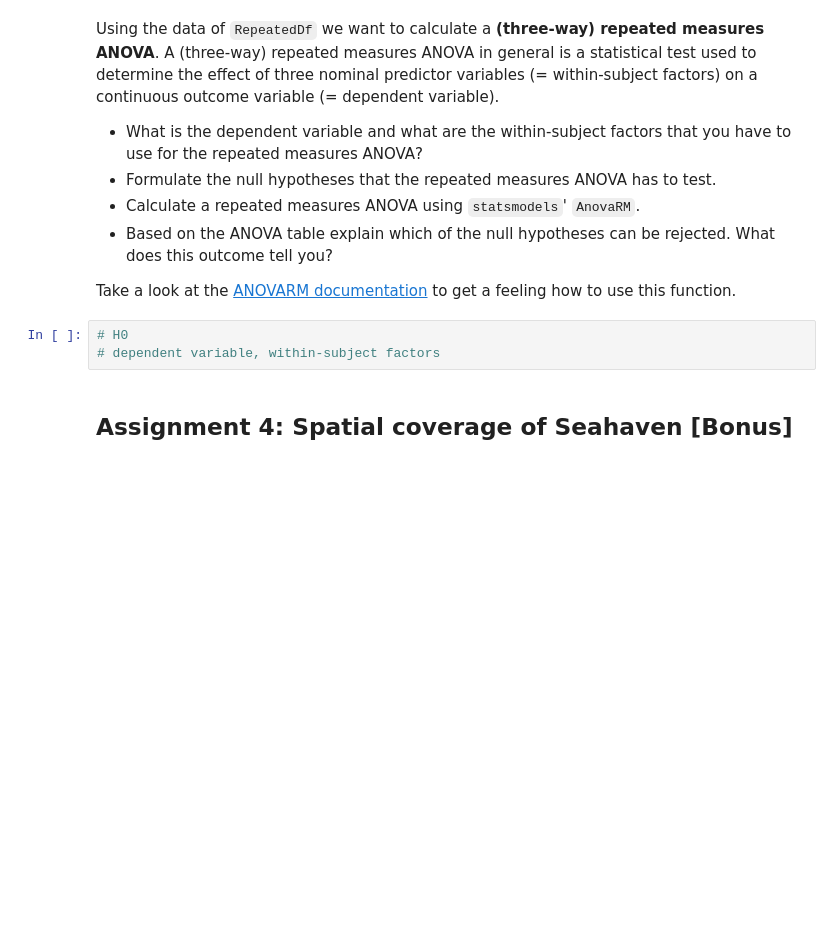
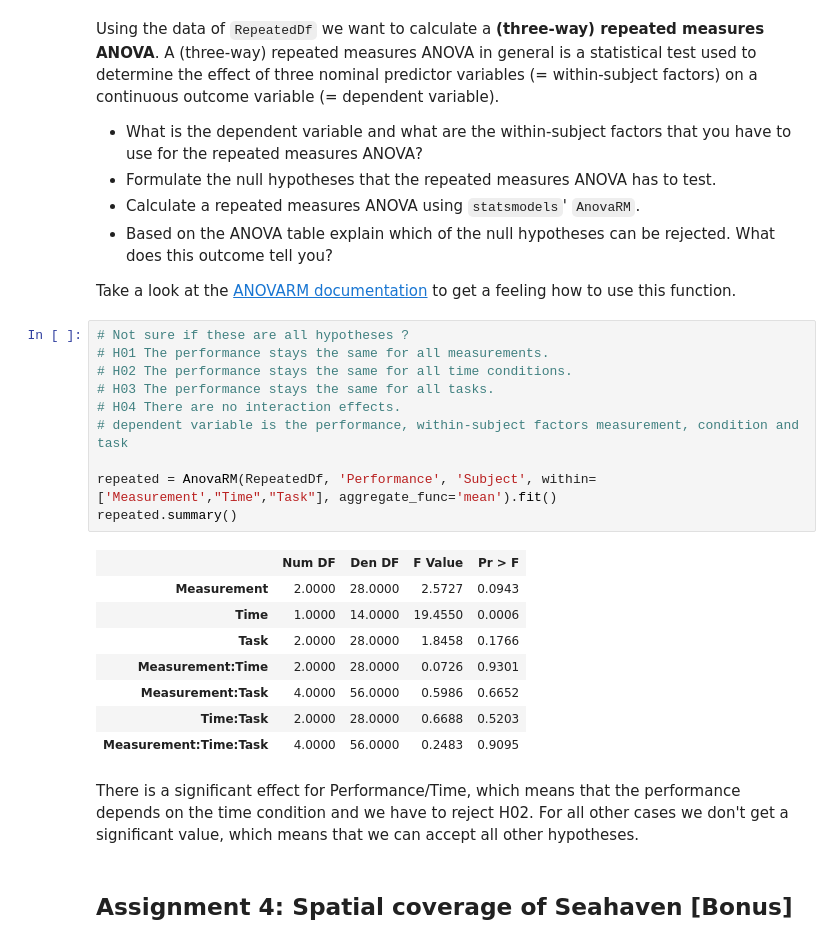
Before and after one commit to NBP-ACC/week-6-acc_9, a Jupyter notebook: sheet04.ipynb, the cells around one changed output. Saved outputs shown, nothing was run; the diff lists cells and outputs as text; blank space fills up the shorter version.

```diff
--- a/sheet04.ipynb
+++ b/sheet04.ipynb
@@ -276,9 +284,27 @@
 - Based on the ANOVA table explain which of the null hypotheses can be rejected. What does this outcome tell you?
 
 Take a look at the [ANOVARM documentation](http://www.statsmodels.org/dev/generated/statsmodels.stats.anova.AnovaRM.html#statsmodels.stats.anova.AnovaRM) to get a feeling how to use this function.
-# %%
-# H0
-# dependent variable, within-subject factors
+# %%
+# Not sure if these are all hypotheses ?
+# H01 The performance stays the same for all measurements.
+# H02 The performance stays the same for all time conditions.
+# H03 The performance stays the same for all tasks.
+# H04 There are no interaction effects.
+# dependent variable is the performance, within-subject factors measurement, condition and task
+
+repeated = AnovaRM(RepeatedDf, 'Performance', 'Subject', within=['Measurement',"Time","Task"], aggregate_func='mean').fit()
+repeated.summary()
+# %% [output]
+|  | Num DF | Den DF | F Value | Pr > F |
+| Measurement | 2.0000 | 28.0000 | 2.5727 | 0.0943 |
+| Time | 1.0000 | 14.0000 | 19.4550 | 0.0006 |
+| Task | 2.0000 | 28.0000 | 1.8458 | 0.1766 |
+| Measurement:Time | 2.0000 | 28.0000 | 0.0726 | 0.9301 |
+| Measurement:Task | 4.0000 | 56.0000 | 0.5986 | 0.6652 |
+| Time:Task | 2.0000 | 28.0000 | 0.6688 | 0.5203 |
+| Measurement:Time:Task | 4.0000 | 56.0000 | 0.2483 | 0.9095 |
+# %% [markdown]
+There is a significant effect for Performance/Time, which means that the performance depends on the time condition and we have to reject H02. For all other cases we don't get a significant value, which means that we can accept all other hypotheses.
 # %% [markdown]
 ## Assignment 4: Spatial coverage of Seahaven [Bonus]
 # %% [markdown]
```
Also changed, not shown: parts of 6 cells of this notebook.
